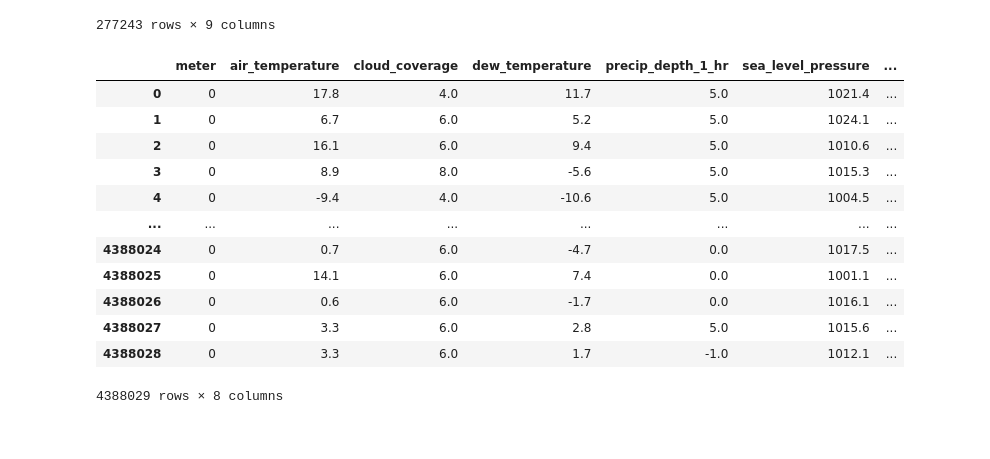
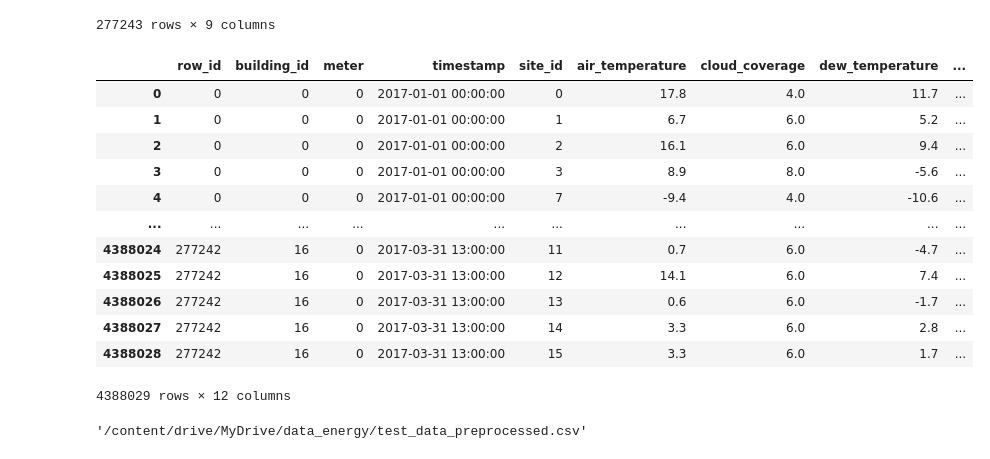
Before and after one commit to heubert-69/CampusWatt, a Jupyter notebook: notebooks/CampusWatt_DataEngineering.ipynb, the cells around one changed output. Cells and saved outputs as stored; diff of their text form; code cells hidden in the pictures.

```diff
--- a/notebooks/CampusWatt_DataEngineering.ipynb
+++ b/notebooks/CampusWatt_DataEngineering.ipynb
@@ -104,22 +104,29 @@ weather_data
 test_data = test_data.iloc[:277243, :]
 test_data = pd.merge(test_data, weather_data, on="timestamp", how="left")
 # %%
-test_data = test_data.drop(columns=["building_id", "timestamp", "site_id", "row_id"], axis=1).bfill().ffill()
+test_data = test_data.bfill().ffill()
 test_data
 # %% [output]
-|  | meter | air_temperature | cloud_coverage | dew_temperature | precip_depth_1_hr | sea_level_pressure | ... |
-| 0 | 0 | 17.8 | 4.0 | 11.7 | 5.0 | 1021.4 | ... |
-| 1 | 0 | 6.7 | 6.0 | 5.2 | 5.0 | 1024.1 | ... |
-| 2 | 0 | 16.1 | 6.0 | 9.4 | 5.0 | 1010.6 | ... |
-| 3 | 0 | 8.9 | 8.0 | -5.6 | 5.0 | 1015.3 | ... |
-| 4 | 0 | -9.4 | 4.0 | -10.6 | 5.0 | 1004.5 | ... |
-| ... | ... | ... | ... | ... | ... | ... | ... |
-| 4388024 | 0 | 0.7 | 6.0 | -4.7 | 0.0 | 1017.5 | ... |
-| 4388025 | 0 | 14.1 | 6.0 | 7.4 | 0.0 | 1001.1 | ... |
-| 4388026 | 0 | 0.6 | 6.0 | -1.7 | 0.0 | 1016.1 | ... |
-| 4388027 | 0 | 3.3 | 6.0 | 2.8 | 5.0 | 1015.6 | ... |
-| 4388028 | 0 | 3.3 | 6.0 | 1.7 | -1.0 | 1012.1 | ... |
+|  | row_id | building_id | meter | timestamp | site_id | air_temperature | cloud_coverage | dew_temperature | ... |
+| 0 | 0 | 0 | 0 | 2017-01-01 00:00:00 | 0 | 17.8 | 4.0 | 11.7 | ... |
+| 1 | 0 | 0 | 0 | 2017-01-01 00:00:00 | 1 | 6.7 | 6.0 | 5.2 | ... |
+| 2 | 0 | 0 | 0 | 2017-01-01 00:00:00 | 2 | 16.1 | 6.0 | 9.4 | ... |
+| 3 | 0 | 0 | 0 | 2017-01-01 00:00:00 | 3 | 8.9 | 8.0 | -5.6 | ... |
+| 4 | 0 | 0 | 0 | 2017-01-01 00:00:00 | 7 | -9.4 | 4.0 | -10.6 | ... |
+| ... | ... | ... | ... | ... | ... | ... | ... | ... | ... |
+| 4388024 | 277242 | 16 | 0 | 2017-03-31 13:00:00 | 11 | 0.7 | 6.0 | -4.7 | ... |
+| 4388025 | 277242 | 16 | 0 | 2017-03-31 13:00:00 | 12 | 14.1 | 6.0 | 7.4 | ... |
+| 4388026 | 277242 | 16 | 0 | 2017-03-31 13:00:00 | 13 | 0.6 | 6.0 | -1.7 | ... |
+| 4388027 | 277242 | 16 | 0 | 2017-03-31 13:00:00 | 14 | 3.3 | 6.0 | 2.8 | ... |
+| 4388028 | 277242 | 16 | 0 | 2017-03-31 13:00:00 | 15 | 3.3 | 6.0 | 1.7 | ... |
-4388029 rows × 8 columns
+4388029 rows × 12 columns
 # %%
 train_data.write_csv("train_data_preprocessed.csv")
 test_data.to_csv("test_data_preprocessed.csv", index=False)
+# %%
+import shutil
+
+shutil.copyfile("/content/train_data_preprocessed.csv", "/content/drive/MyDrive/data_energy/train_data_preprocessed.csv")
+shutil.copyfile("/content/test_data_preprocessed.csv", "/content/drive/MyDrive/data_energy/test_data_preprocessed.csv")
+# %% [output]
+'/content/drive/MyDrive/data_energy/test_data_preprocessed.csv'
```
Also changed, not shown: parts of 3 cells of this notebook, 8 other files.
